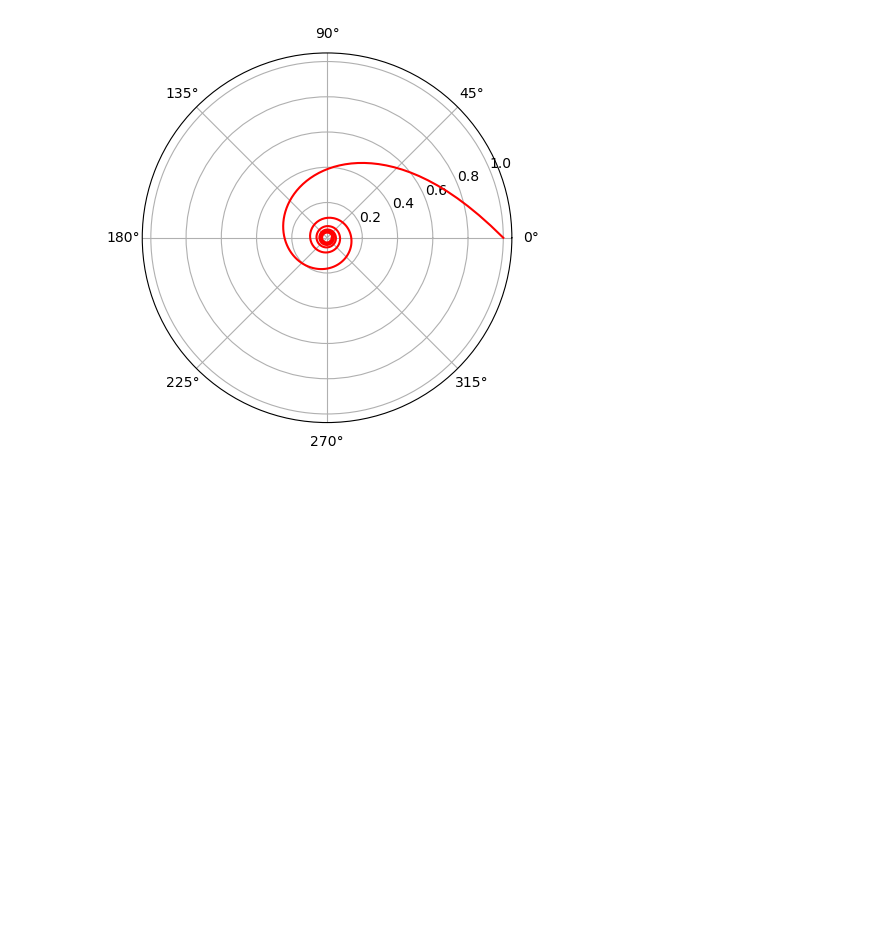
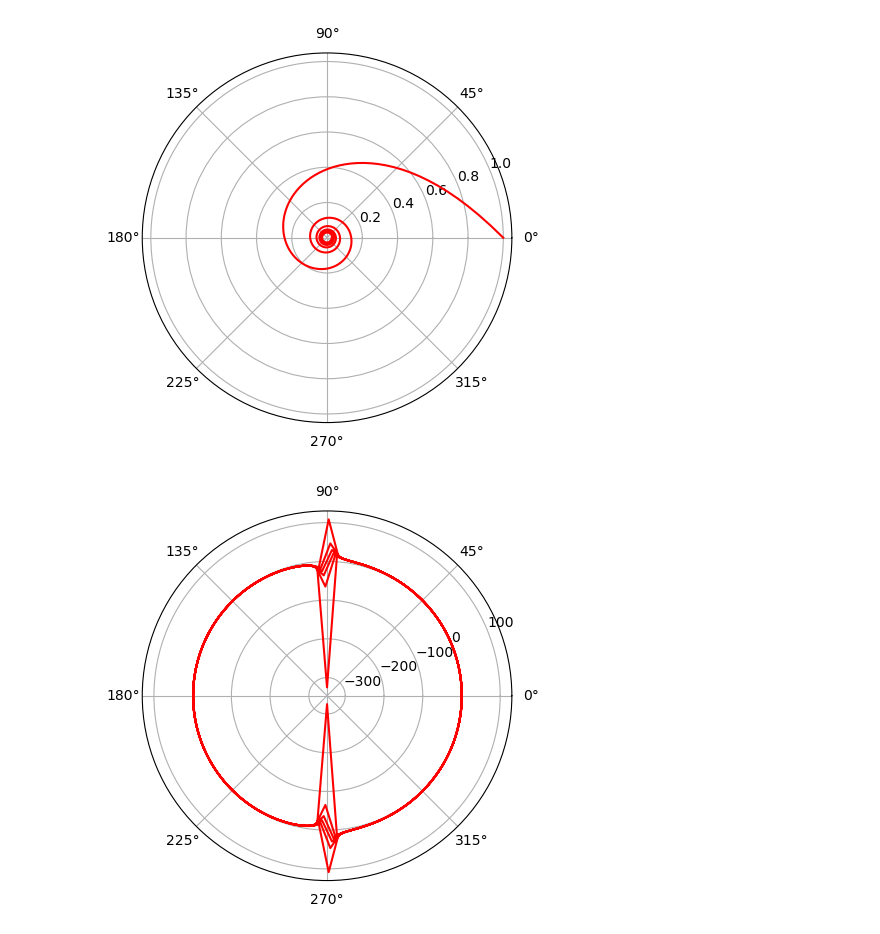
Before and after one commit to rajeshrinet/teaching, a Jupyter notebook: ex5-orbits-centralForce.ipynb, the cells around one changed output. Cells and saved outputs as stored; diff of their text form; code cells hidden in the pictures; blank space fills up the shorter version.

```diff
--- a/orbits-centralForce.ipynb
+++ b/ex5-orbits-centralForce.ipynb
@@ -109,3 +109,16 @@ ax.plot(phi, 1/(A + B*(phi)), 'r')
 ax.grid(True)
 # %% [output]
 [figure]
+# %%
+N=512
+C = 1
+
+phi = np.linspace(0*np.pi, 12*np.pi, N)
+fig, ax = plt.subplots(subplot_kw={'projection': 'polar'})
+ax.plot(phi, 1/(C*np.cos(phi)), 'r')
+
+
+# ax.set_rmax(2);
+ax.grid(True)
+# %% [output]
+[figure, added]
```
Also changed, not shown: parts of 1 cell of this notebook.
